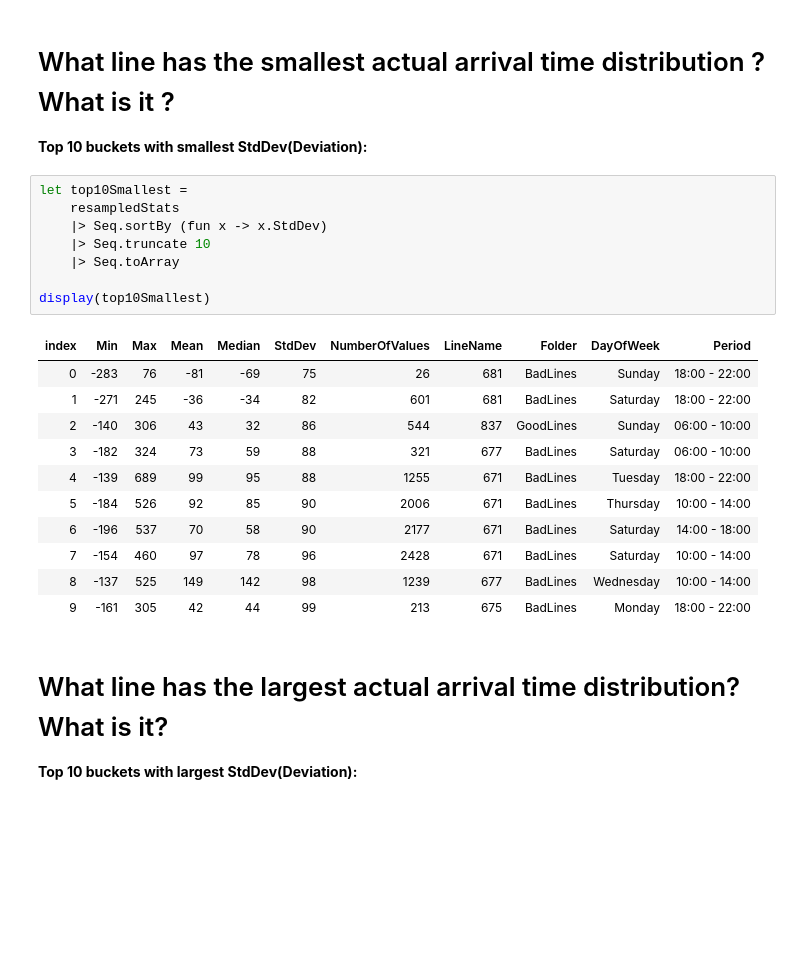
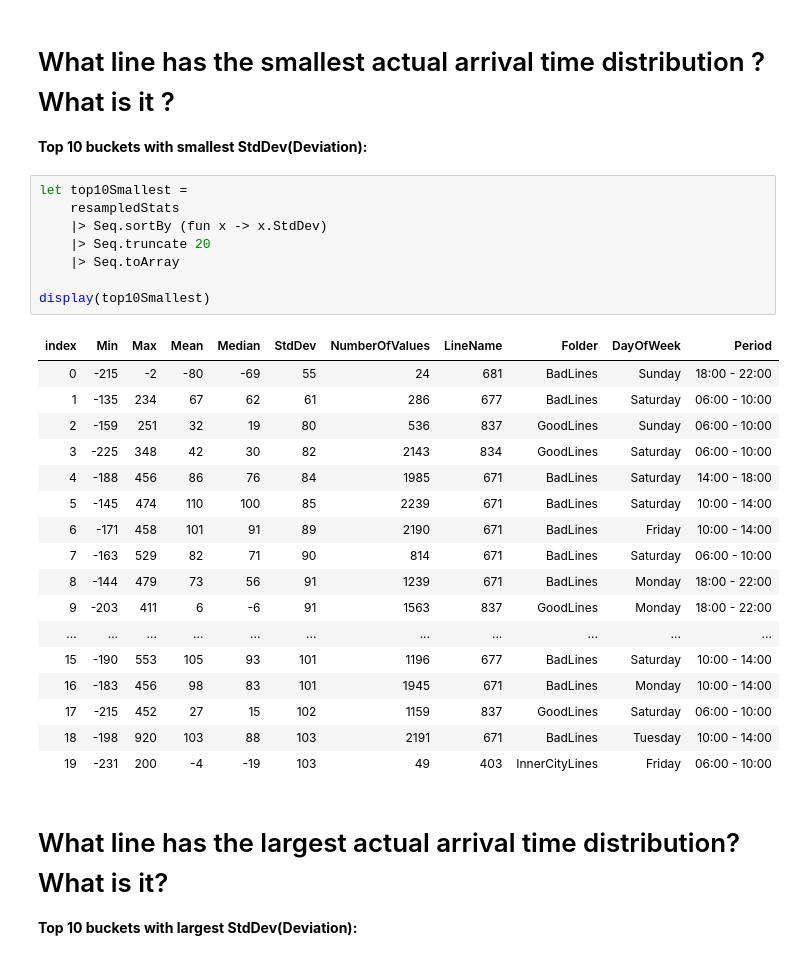
Before and after one commit to Smartrak/public-notebooks, a Jupyter notebook: Fs Actual Arrival Analysis.ipynb, the cells around one changed output. Saved outputs shown, nothing was run; the diff lists cells and outputs as text; blank space fills up the shorter version.

```diff
--- a/Fs Actual Arrival Analysis.ipynb
+++ b/Fs Actual Arrival Analysis.ipynb
@@ -344,23 +354,29 @@ let resampledStatsFrame = resampledStats |> Frame.ofRecords
 # %%
 let top10Smallest =
     resampledStats
     |> Seq.sortBy (fun x -> x.StdDev)
-    |> Seq.truncate 10
+    |> Seq.truncate 20
     |> Seq.toArray
 
 display(top10Smallest)
 # %% [output]
 | index | Min | Max | Mean | Median | StdDev | NumberOfValues | LineName | Folder | DayOfWeek | Period |
-| 0 | -283 | 76 | -81 | -69 | 75 | 26 | 681 | BadLines | Sunday | 18:00 - 22:00 |
-| 1 | -271 | 245 | -36 | -34 | 82 | 601 | 681 | BadLines | Saturday | 18:00 - 22:00 |
-| 2 | -140 | 306 | 43 | 32 | 86 | 544 | 837 | GoodLines | Sunday | 06:00 - 10:00 |
-| 3 | -182 | 324 | 73 | 59 | 88 | 321 | 677 | BadLines | Saturday | 06:00 - 10:00 |
-| 4 | -139 | 689 | 99 | 95 | 88 | 1255 | 671 | BadLines | Tuesday | 18:00 - 22:00 |
-| 5 | -184 | 526 | 92 | 85 | 90 | 2006 | 671 | BadLines | Thursday | 10:00 - 14:00 |
-| 6 | -196 | 537 | 70 | 58 | 90 | 2177 | 671 | BadLines | Saturday | 14:00 - 18:00 |
-| 7 | -154 | 460 | 97 | 78 | 96 | 2428 | 671 | BadLines | Saturday | 10:00 - 14:00 |
-| 8 | -137 | 525 | 149 | 142 | 98 | 1239 | 677 | BadLines | Wednesday | 10:00 - 14:00 |
-| 9 | -161 | 305 | 42 | 44 | 99 | 213 | 675 | BadLines | Monday | 18:00 - 22:00 |
+| 0 | -215 | -2 | -80 | -69 | 55 | 24 | 681 | BadLines | Sunday | 18:00 - 22:00 |
+| 1 | -135 | 234 | 67 | 62 | 61 | 286 | 677 | BadLines | Saturday | 06:00 - 10:00 |
+| 2 | -159 | 251 | 32 | 19 | 80 | 536 | 837 | GoodLines | Sunday | 06:00 - 10:00 |
+| 3 | -225 | 348 | 42 | 30 | 82 | 2143 | 834 | GoodLines | Saturday | 06:00 - 10:00 |
+| 4 | -188 | 456 | 86 | 76 | 84 | 1985 | 671 | BadLines | Saturday | 14:00 - 18:00 |
+| 5 | -145 | 474 | 110 | 100 | 85 | 2239 | 671 | BadLines | Saturday | 10:00 - 14:00 |
+| 6 | -171 | 458 | 101 | 91 | 89 | 2190 | 671 | BadLines | Friday | 10:00 - 14:00 |
+| 7 | -163 | 529 | 82 | 71 | 90 | 814 | 671 | BadLines | Saturday | 06:00 - 10:00 |
+| 8 | -144 | 479 | 73 | 56 | 91 | 1239 | 671 | BadLines | Monday | 18:00 - 22:00 |
+| 9 | -203 | 411 | 6 | -6 | 91 | 1563 | 837 | GoodLines | Monday | 18:00 - 22:00 |
+| ... | ... | ... | ... | ... | ... | ... | ... | ... | ... | ... |
+| 15 | -190 | 553 | 105 | 93 | 101 | 1196 | 677 | BadLines | Saturday | 10:00 - 14:00 |
+| 16 | -183 | 456 | 98 | 83 | 101 | 1945 | 671 | BadLines | Monday | 10:00 - 14:00 |
+| 17 | -215 | 452 | 27 | 15 | 102 | 1159 | 837 | GoodLines | Saturday | 06:00 - 10:00 |
+| 18 | -198 | 920 | 103 | 88 | 103 | 2191 | 671 | BadLines | Tuesday | 10:00 - 14:00 |
+| 19 | -231 | 200 | -4 | -19 | 103 | 49 | 403 | InnerCityLines | Friday | 06:00 - 10:00 |
 # %% [markdown]
 # What line has the largest actual arrival time distribution? What is it?
 
```
Also changed, not shown: parts of 10 cells of this notebook, 16 other files.
